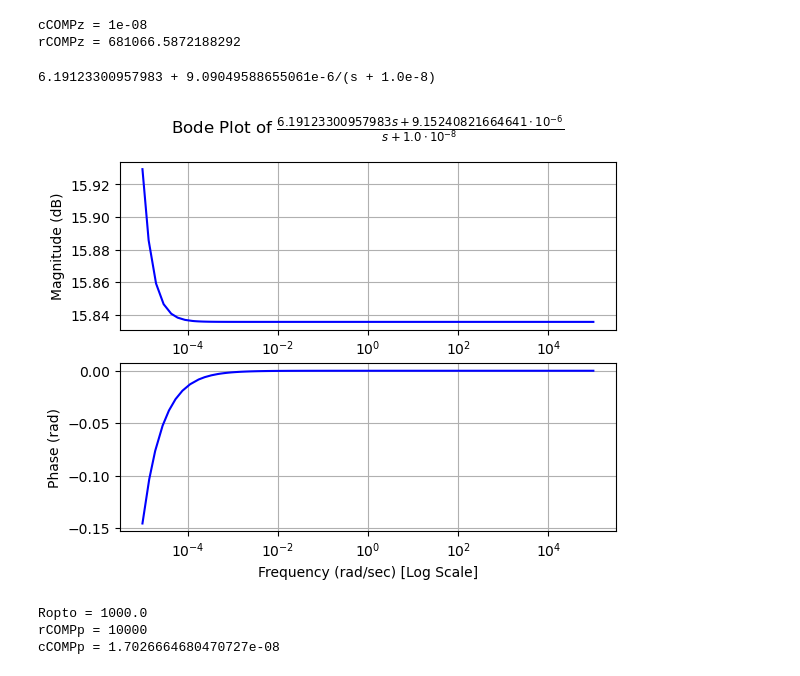
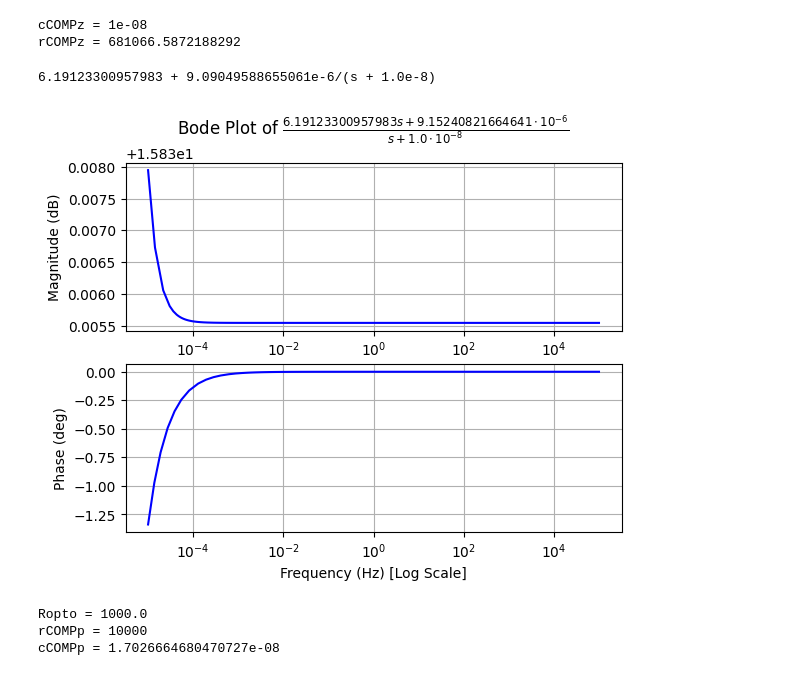
Before and after one commit to odevincenti/E4-TPF-G2, a Jupyter notebook: Scripts/Closed_Loop.ipynb, the cells around one changed output. Saved outputs shown, nothing was run; the diff lists cells and outputs as text; code cells hidden in the pictures.

```diff
--- a/Scripts/Closed_Loop.ipynb
+++ b/Scripts/Closed_Loop.ipynb
@@ -184,15 +184,15 @@ rCOMPz = 681066.5872188292
 # %%
 # ZENER = 10V
 # current to bias TL431 = 10mA
 RTLbias = 1e3
 
 GTL431 = (rCOMPz + 1 / (s + cCOMPz))/RFBU
 print(GTL431)
 tf2 = TF(*GTL431.as_numer_denom(),s)
-bode_plot(tf2,-5,5)
+bode_plot(tf2,-5,5, freq_unit='Hz', phase_unit='deg')
 # %% [output]
 6.19123300957983 + 9.09049588655061e-6/(s + 1.0e-8)
-[figure, old version]
+[figure, new version]
 # %%
 from numpy import min
 flowestZ = min([fESRz,fRHPz])
```
Also changed, not shown: parts of 1 cell of this notebook.
